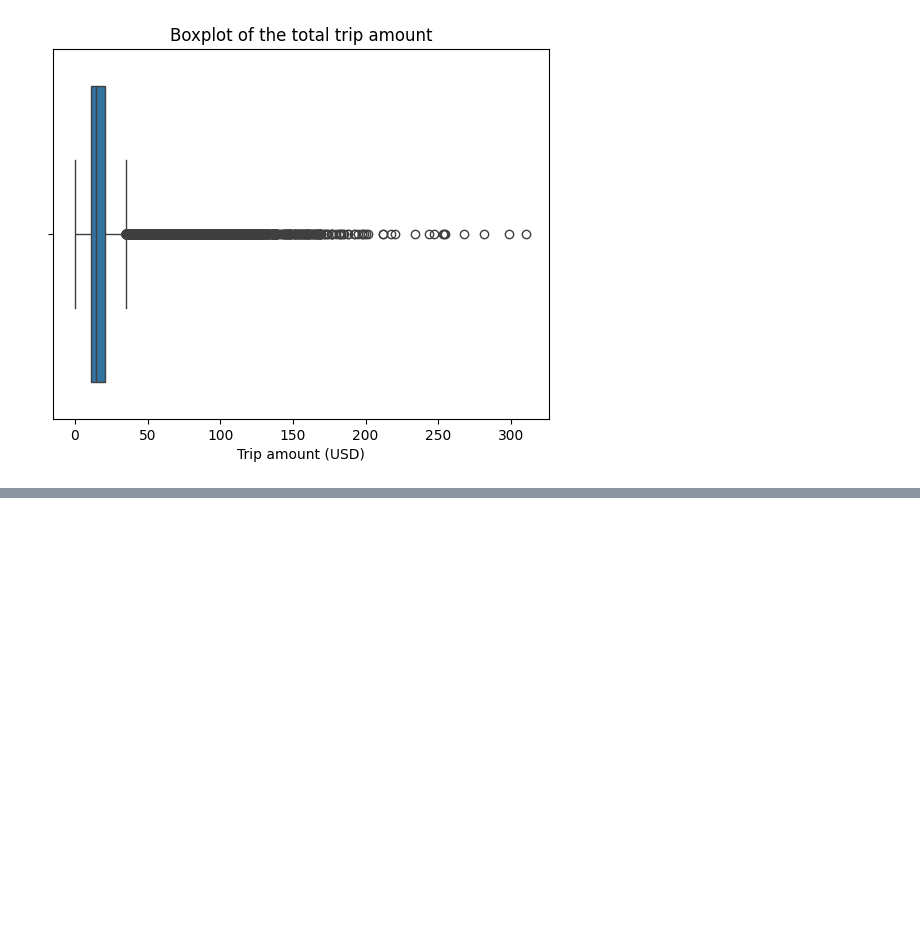
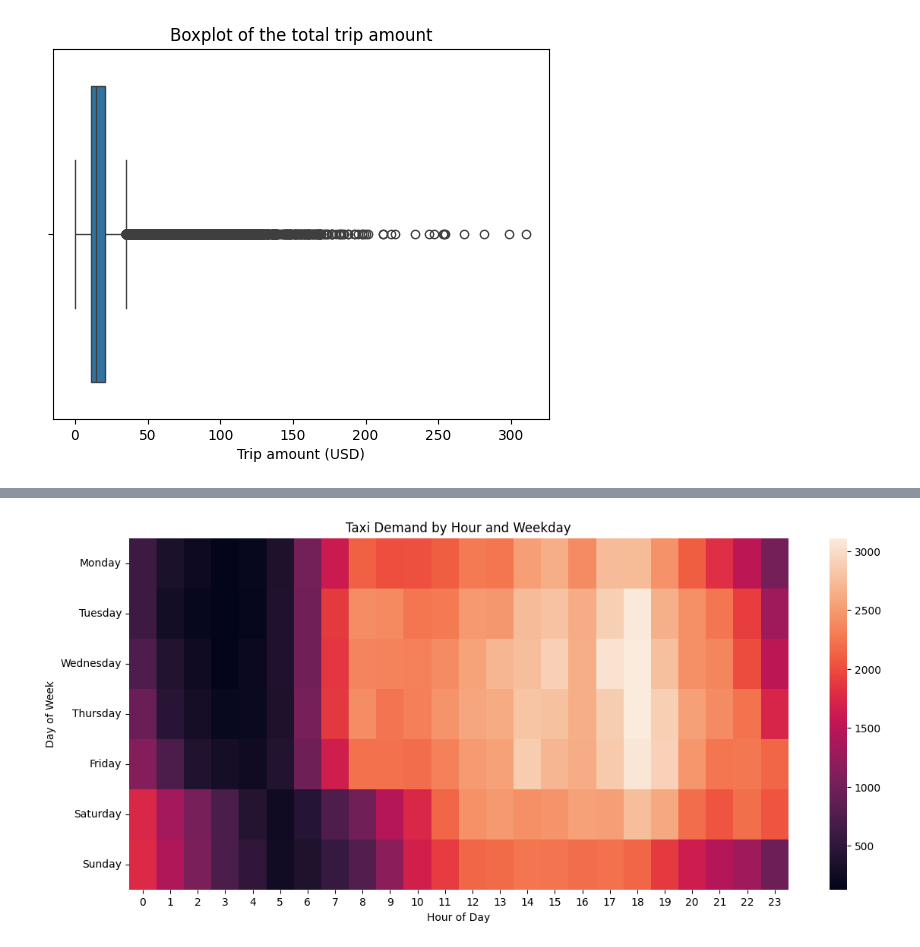
Before and after one commit to VicColombo/yellow_taxi_analysis, a Jupyter notebook: analysis.ipynb, the cells around one changed output, grey strips where cells are left out. Cells and saved outputs as stored; diff of their text form; code cells hidden in the pictures; blank space fills up the shorter version.

```diff
--- a/analysis.ipynb
+++ b/analysis.ipynb
@@ -614,0 +803,30 @@ Text(0.5, 0, 'Trip amount (USD)')
+# %%
+data['hour'] = data['conv_tpep_pickup_datetime'].dt.hour
+
+data['weekday'] = pd.Categorical(
+    data['conv_tpep_pickup_datetime'].dt.day_name(),
+    categories=[
+        'Monday',
+        'Tuesday',
+        'Wednesday',
+        'Thursday',
+        'Friday',
+        'Saturday',
+        'Sunday'
+    ],
+    ordered=True
+)
+# %%
+hourly_demand = data.pivot_table(index='weekday',columns='hour',values='trip_distance',aggfunc='count')
+# %%
+plt.figure(figsize=(14,6))
+
+sns.heatmap(hourly_demand)
+
+plt.xlabel('Hour of Day')
+plt.ylabel('Day of Week')
+plt.title('Taxi Demand by Hour and Weekday')
+
+plt.show()
+# %% [output]
+[figure, added]
```
Also changed, not shown: parts of 44 cells of this notebook.
